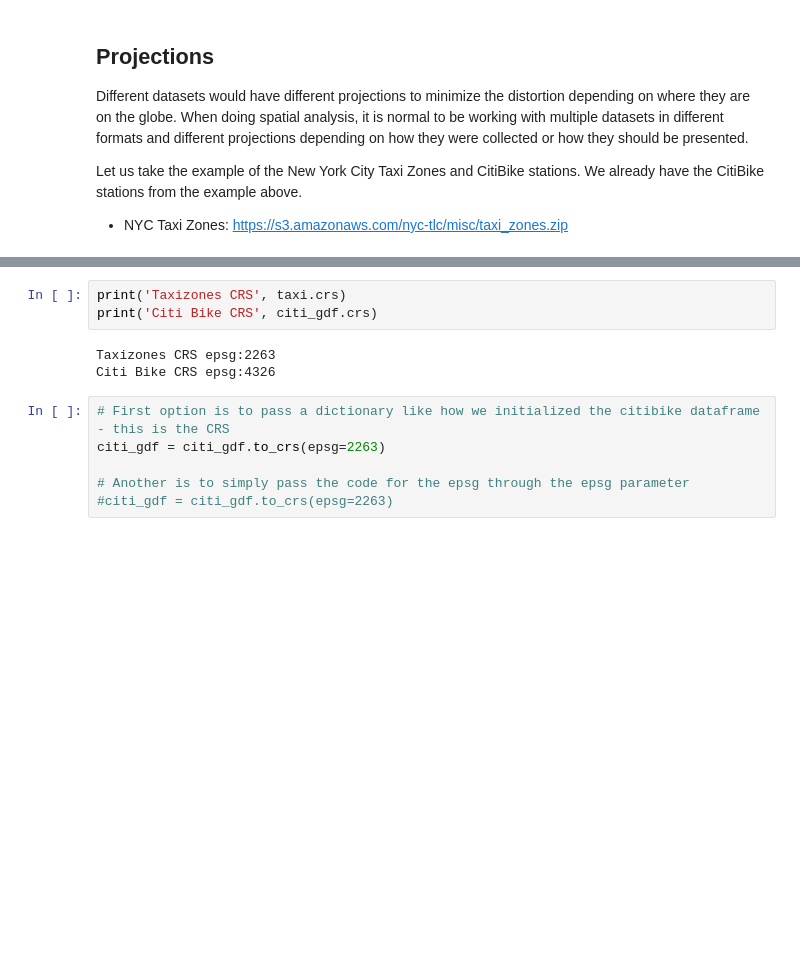
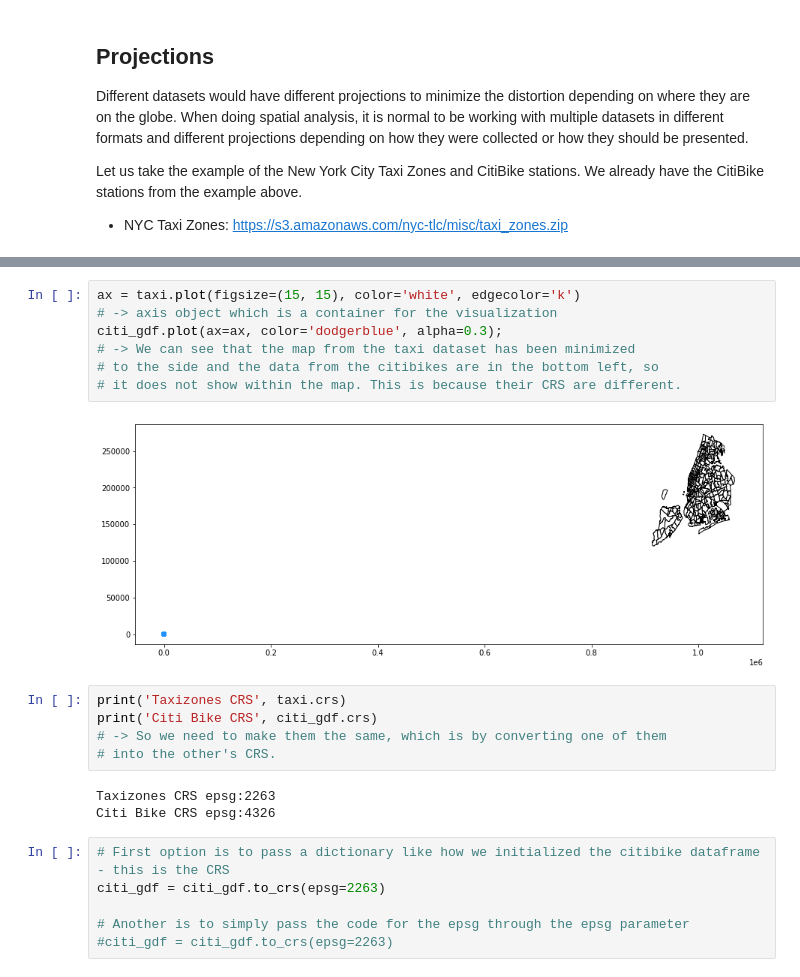
Before and after one commit to francheska-vicente/datapre-notebooks, a Jupyter notebook: 06 - Geospatial Data_inclass.ipynb, the cells around one changed output, grey strips where cells are left out. Drawn from its saved outputs; the diff is of its cells as text; blank space fills up the shorter version.

```diff
--- a/06 - Geospatial Data_inclass.ipynb
+++ b/06 - Geospatial Data_inclass.ipynb
@@ -224,6 +234,17 @@ ax = taxi.plot(figsize=(15, 15), color='white', edgecolor='k')
+# %%
+ax = taxi.plot(figsize=(15, 15), color='white', edgecolor='k')
+# -> axis object which is a container for the visualization
+citi_gdf.plot(ax=ax, color='dodgerblue', alpha=0.3);
+# -> We can see that the map from the taxi dataset has been minimized
+# to the side and the data from the citibikes are in the bottom left, so
+# it does not show within the map. This is because their CRS are different.
+# %% [output]
+[figure, added]
 # %%
 print('Taxizones CRS', taxi.crs)
 print('Citi Bike CRS', citi_gdf.crs)
+# -> So we need to make them the same, which is by converting one of them
+# into the other's CRS.
 # %% [output]
 Taxizones CRS epsg:2263
 Citi Bike CRS epsg:4326
```
Also changed, not shown: parts of 16 cells of this notebook.
